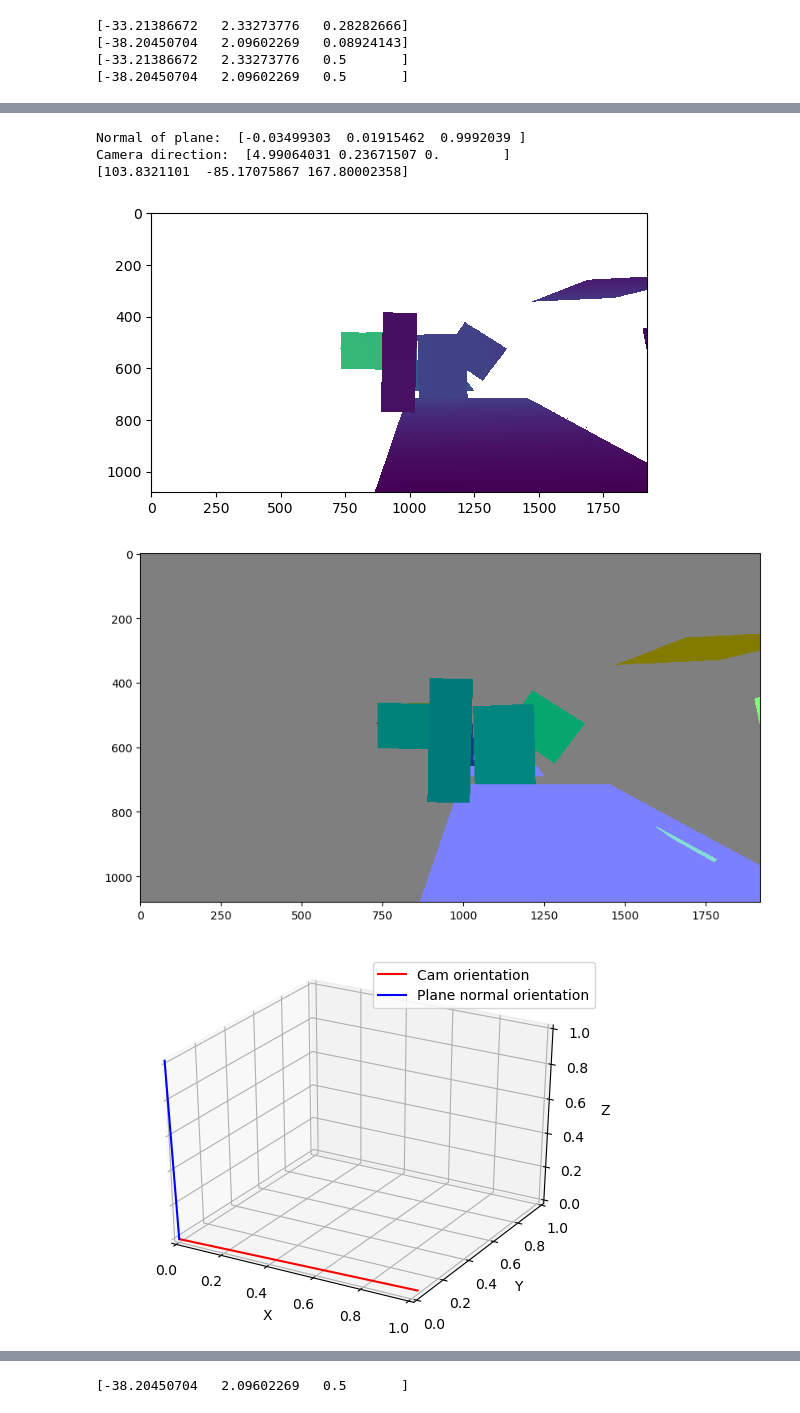
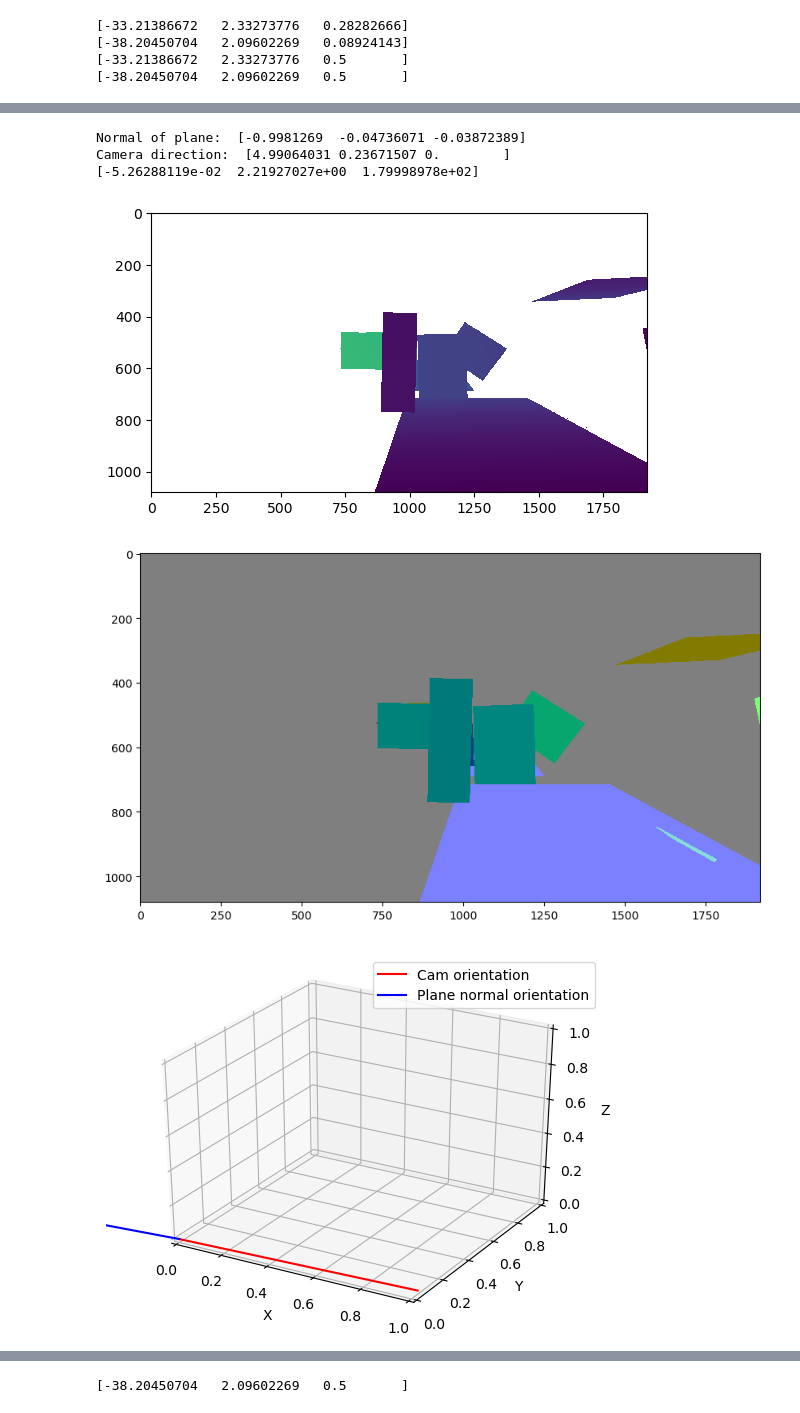
Before and after one commit to maxpape/project_mapping, a Jupyter notebook: nbv/ray_casting.ipynb, the cells around one changed output, grey strips where cells are left out. Saved outputs shown, nothing was run; the diff lists cells and outputs as text; code cells hidden in the pictures.

```diff
--- a/nbv/ray_casting.ipynb
+++ b/nbv/ray_casting.ipynb
@@ -260,34 +484,34 @@ def create_arrow_from_vector(vector, location):
 # %%
 rays = o3d.t.geometry.RaycastingScene.create_rays_pinhole(
     fov_deg=90,
     center=middle,
     eye=cam_pos,
     up=[0, 0, -1],
     width_px=1920,
     height_px=1080,
 )
 # We can directly pass the rays tensor to the cast_rays function.
 ans = scene.cast_rays(rays)
 plt.imshow(ans['t_hit'].numpy())
 
 normals = ans['primitive_normals'].numpy()
 
 normals_interp = np.interp(normals, (normals.min(), normals.max()), (0, 1))
 plt.figure(figsize=(10,6))
 plt.imshow(normals_interp)
 plt.savefig('test.png')
 hits = ans['t_hit'].numpy()
 
-print("Normal of plane: " ,normals[1000,1000])
+print("Normal of plane: " ,normals[500,999])
 print("Camera direction: ", (middle-cam_pos))
 
-_, rot_mat = compute_transform(normals[1000,1000],(middle-cam_pos))
+_, rot_mat = compute_transform(normals[500,999],(middle-cam_pos))
 print(rotation_matrix_to_axis_angle(rot_mat))
-visualize_3d_vectors((middle-cam_pos), normals[1000,1000] )
+visualize_3d_vectors((middle-cam_pos), normals[500,999] )
 # %% [output]
-Normal of plane:  [-0.03499303  0.01915462  0.9992039 ]
+Normal of plane:  [-0.9981269  -0.04736071 -0.03872389]
 Camera direction:  [4.99064031 0.23671507 0.        ]
-[103.8321101  -85.17075867 167.80002358]
+[-5.26288119e-02  2.21927027e+00  1.79998978e+02]
 [figure]
 [figure]
-[figure, old version]
+[figure, new version]
```
Also changed, not shown: parts of 11 cells of this notebook.
